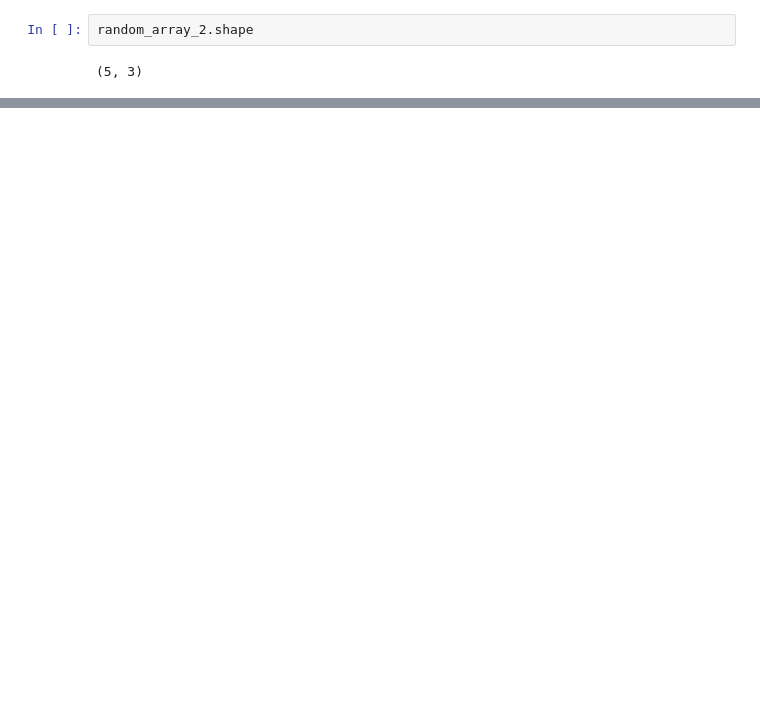
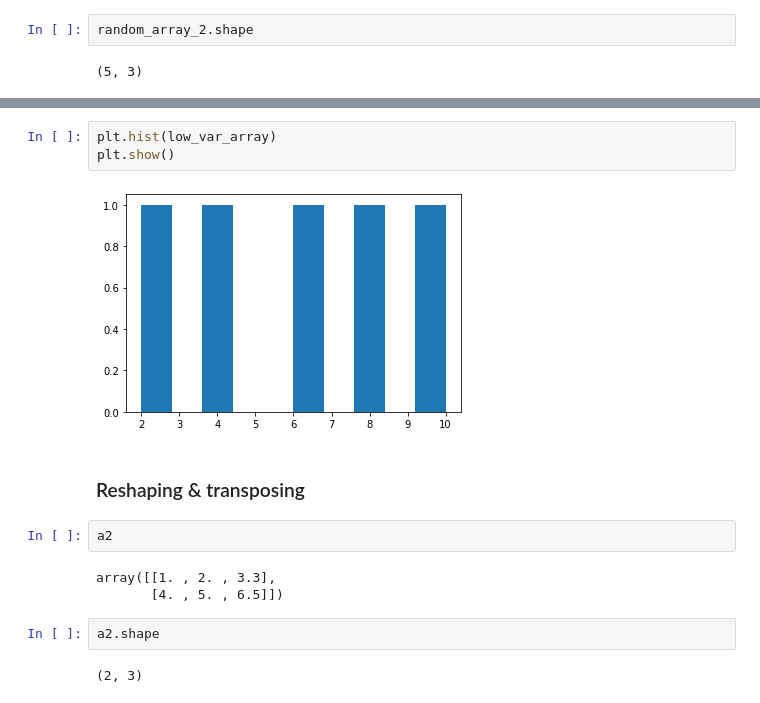
Before and after one commit to sajadalipour7/MachineLearning-Trainings, a Jupyter notebook: Numpy Library/introduction-to-numpy.ipynb, the cells around one changed output, grey strips where cells are left out. Cells and saved outputs as stored; diff of their text form; blank space fills up the shorter version.

```diff
--- a/Numpy Library/introduction-to-numpy.ipynb
+++ b/Numpy Library/introduction-to-numpy.ipynb
@@ -155,0 +453,16 @@ np.random.seed()
+# %%
+plt.hist(low_var_array)
+plt.show()
+# %% [output]
+[figure, added]
+# %% [markdown]
+### Reshaping & transposing
+# %%
+a2
+# %% [output]
+array([[1. , 2. , 3.3],
+       [4. , 5. , 6.5]])
+# %%
+a2.shape
+# %% [output]
+(2, 3)
```
Also changed, not shown: parts of 75 cells of this notebook.
